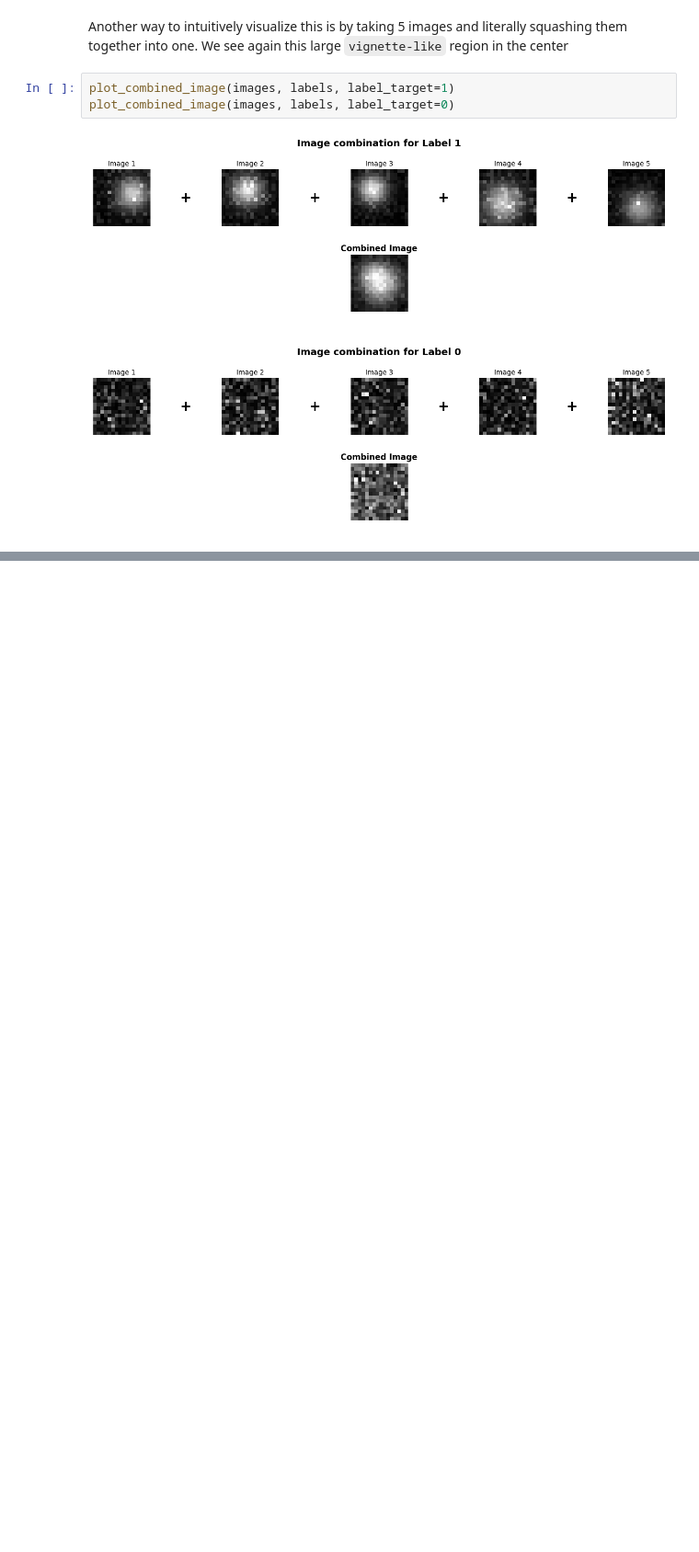
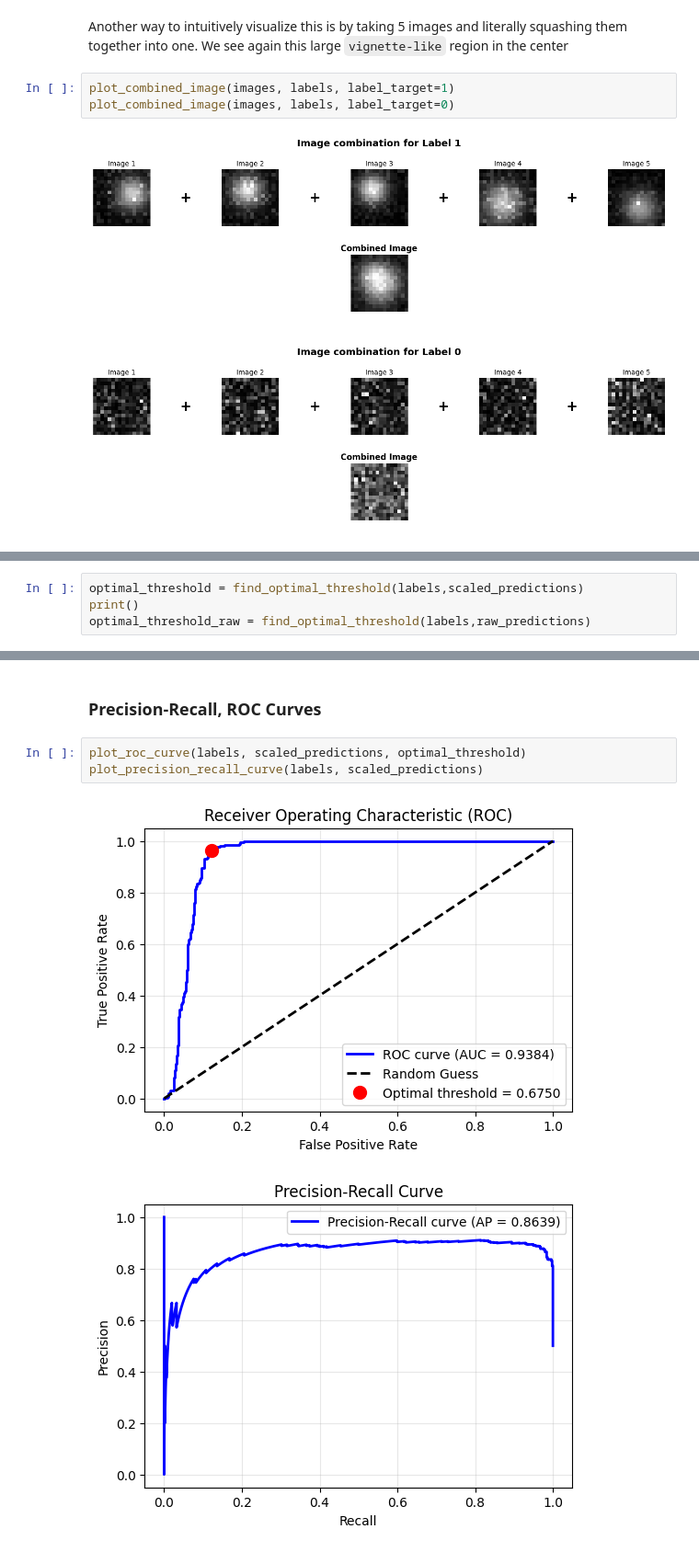
Before and after one commit to mach-12/cicada-gsoc-evaluation-task, a Jupyter notebook: solution.ipynb, the cells around one changed output, grey strips where cells are left out. Shown: that part at 92% size. Drawn from its saved outputs; the diff is of its cells as text; blank space fills up the shorter version.

```diff
--- a/solution.ipynb
+++ b/solution.ipynb
@@ -172,0 +295,4 @@ plot_combined_image(images, labels, label_target=0)
+# %%
+optimal_threshold = find_optimal_threshold(labels,scaled_predictions)
+print()
+optimal_threshold_raw = find_optimal_threshold(labels,raw_predictions)
@@ -172,0 +342,8 @@ plot_combined_image(images, labels, label_target=0)
+# %% [markdown]
+### Precision-Recall, ROC Curves
+# %%
+plot_roc_curve(labels, scaled_predictions, optimal_threshold)
+plot_precision_recall_curve(labels, scaled_predictions)
+# %% [output]
+[figure, added]
+[figure, added]
```
Also changed, not shown: parts of 33 cells of this notebook.
